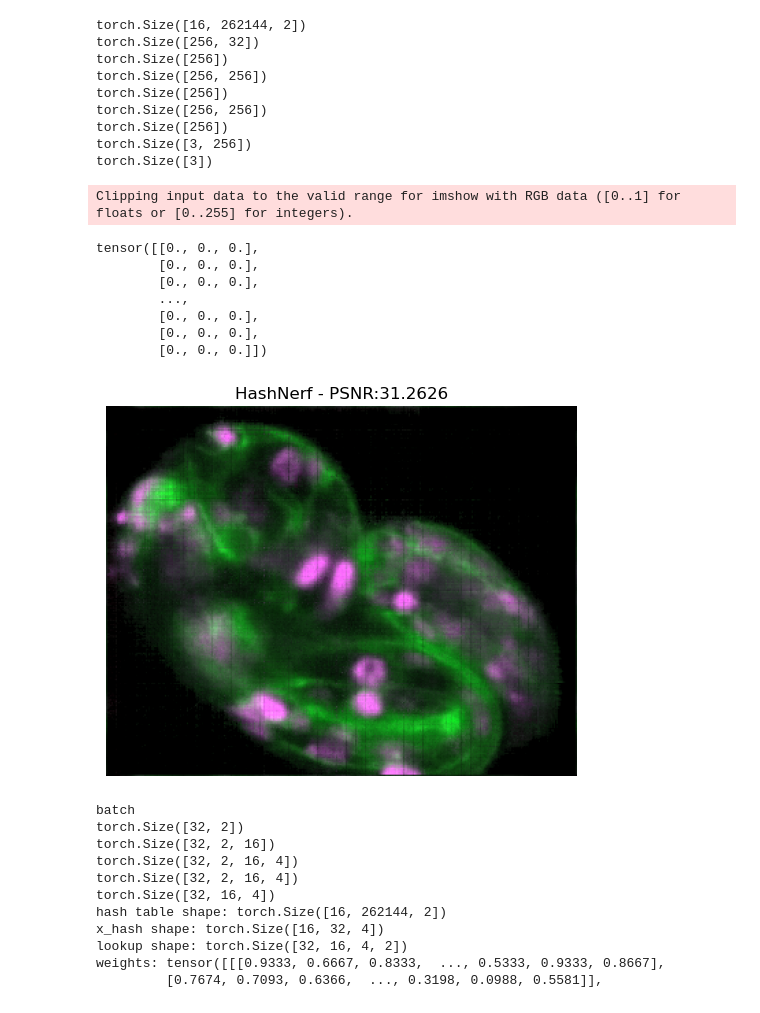
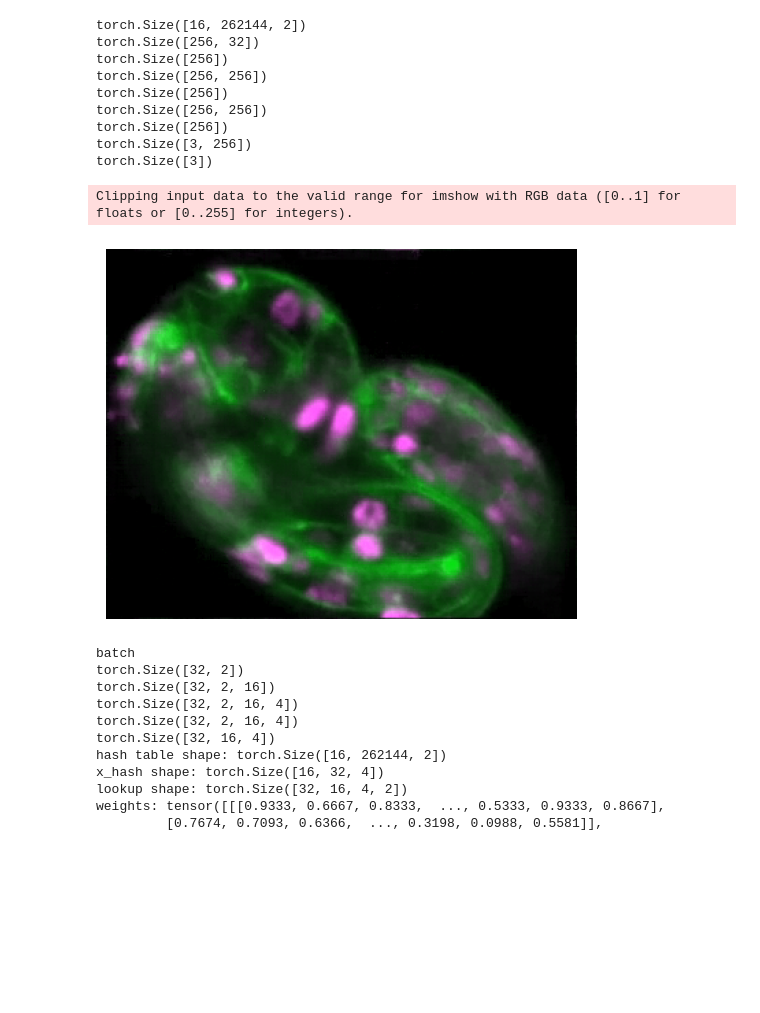
Before and after one commit to martinezdavid12/DMartinez_CILab, a Jupyter notebook: torch_hashNeRF/2D_hash_nerf.ipynb, the cells around one changed output. Drawn from its saved outputs; the diff is of its cells as text; code cells hidden in the pictures; blank space fills up the shorter version.

Commit message:
model working

```diff
--- a/torch_hashNeRF/2D_hash_nerf.ipynb
+++ b/torch_hashNeRF/2D_hash_nerf.ipynb
@@ -246,8 +228,8 @@ for batch in iter(train_dataloader):
     pixels = batch[1]
     for i in range(0, len(coords)):
         frameShape = workingFrame.shape
-        row = int(coords[i][0] * (workingFrame.shape[0]-2))
-        col = int(coords[i][1] * (workingFrame.shape[1]-2))
+        row = int(coords[i][0] * (workingFrame.shape[0]-3))
+        col = int(coords[i][1] * (workingFrame.shape[1]-3))
         # No normalization
 
         pixel = pixels[i]
@@ -288,31 +270,29 @@ optimizer = torch.optim.Adam(params=model_0.parameters(), lr=lr1, eps=10e-15)
 # %%
 # Training
 from tqdm import tqdm
+PSNR_thresh = 39.00
 train_loader = DataLoader(training_data, batch_size=2**14, shuffle=True)
 batchCount = 0
 psnr_table = []
 savedAt25 = False
 savedAt30 = False
+exit_loop = False
 for epoch in tqdm(range(0,50)):
-    #Training
     model_0.train()
-    if savedAt30 == True:
-        break
     for batch in iter(train_loader):
         batchCount += 1
         y_train = torch.as_tensor(batch[1]).to(device)
         y_train = torch.squeeze(y_train)
-        #print(y_train.shape)
-        X = torch.tensor(batch[0]).type(torch.float64)
-        y_train = torch.as_tensor(y_train).type(torch.float64)
+        X = torch.tensor(batch[0]).type(torch.float32)
+        y_train = torch.as_tensor(y_train).type(torch.float32)
         # Forward Pass
-        y_pred = model_0(X).to(device).type(torch.float64)
+        y_pred = model_0(X).to(device).type(torch.float32)
         loss = loss_fn(y_pred, y_train)
-        psnr = PSNR(loss, 1.0)
-        psnr_table.append(psnr)
         optimizer.zero_grad()
         loss.backward()
         optimizer.step()
+    psnr = PSNR(loss, 1.0)
+    psnr_table.append(psnr)
     if (savedAt25 == False) and (psnr >= 25):
         #saveModel(model_0, 25, 0)
         savedAt25 = True
@@ -320,6 +300,7 @@ for epoch in tqdm(range(0,50)):
         lr1 = lr1/10
         #saveModel(model_0, 30, 0)
         savedAt30 = True
+    elif (psnr >= PSNR_thresh):
         break
     if epoch % 1 == 0:
         print(f"Epoch: {epoch} | LR: {lr1} | Train loss: {loss} | PSNR: {psnr}")
@@ -378,30 +366,27 @@ torch.Size([3])
 # %%
 model_0.eval()
 x_test_T = torch.as_tensor(croppedVideo[100])
-reconstruction_input_matrix = torch.zeros(croppedVideo[100].shape[0], croppedVideo[100].shape[1], 2)
+reconstruction_input_matrix = torch.zeros(croppedVideo[100].shape[0], croppedVideo[100].shape[1], 2).type(torch.float32)
 #encode coordinates into debug matrix
 for i in range(0, x_test_T.shape[0]):
     for j in range(0, x_test_T.shape[1]):
-        reconstruction_input_matrix[i][j] = torch.as_tensor([i/(workingFrame.shape[0]-1),j/(workingFrame.shape[1]-1)]).type(torch.float64)
+        reconstruction_input_matrix[i][j] = torch.as_tensor([i/(workingFrame.shape[0]-1.0),j/(workingFrame.shape[1]-1.0)]).type(torch.float32)
 reconstruction_input_matrix = torch.flatten(reconstruction_input_matrix, 0, 1)
 # %%
+im_psnr_note = 40
 model_0.eval()
 with torch.inference_mode():
     reconstruction = model_0(reconstruction_input_matrix).cpu()
-    plt.imshow(reconstruction.reshape((croppedVideo[100].shape[0], croppedVideo[100].shape[1],3)))
+    reconstruction = reconstruction.reshape((croppedVideo[100].shape[0], croppedVideo[100].shape[1],3))
+    reconstruction = torch.mul(reconstruction, 255.0).type(torch.int32)
+    plt.imshow(reconstruction)
     plt.axis(False)
-    plt.title("HashNerf - PSNR:"+ str(round(psnr_table[-1], 4)))
-    print(reconstruction)
+    #plt.title("HashNerf - PSNR:"+ str(round(psnr_table[-1], 4)))
+    plt.savefig("c_elegans_reconstructions/hash_nerf_reconstruction_frame_"+str(currFrame)+"_psnr_"+str(im_psnr_note)+".png", bbox_inches="tight", pad_inches=0.0)
+    #save
 # %% [output]
 Clipping input data to the valid range for imshow with RGB data ([0..1] for floats or [0..255] for integers).
-tensor([[0., 0., 0.],
-        [0., 0., 0.],
-        [0., 0., 0.],
-        ...,
-        [0., 0., 0.],
-        [0., 0., 0.],
-        [0., 0., 0.]])
-[figure, old version]
+[figure, new version]
 # %%
 b = np.exp((np.log(512) - np.log(16)) / (16 - 1))
 #print(b)
```
Also changed, not shown: parts of 7 cells of this notebook, 11 other files.
